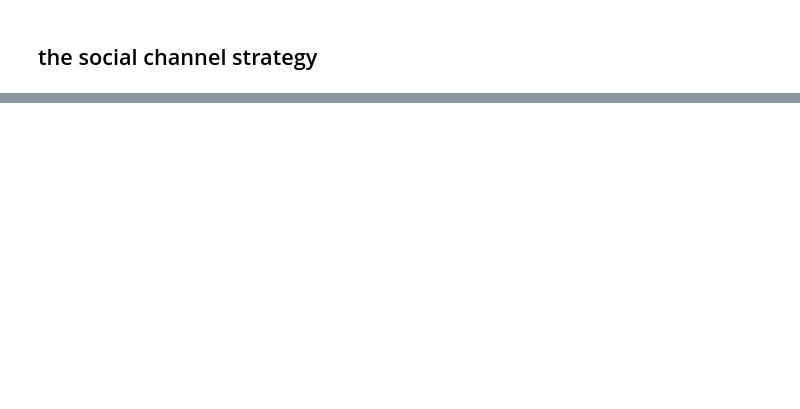
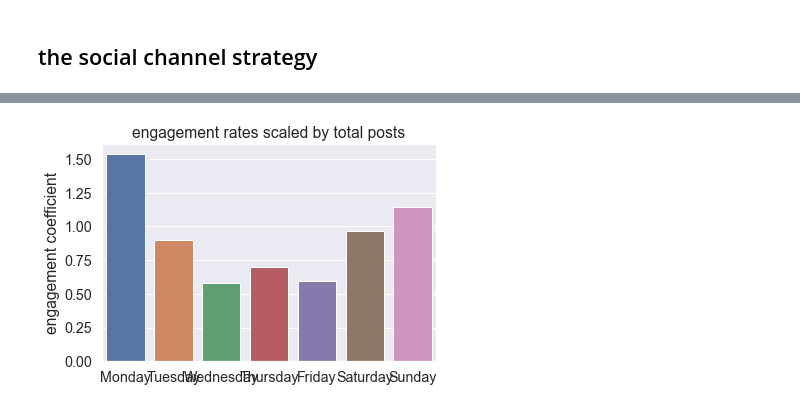
Before and after one commit to rdszhao/evil-analysis, a Jupyter notebook: report.ipynb, the cells around one changed output, grey strips where cells are left out. Saved outputs shown, nothing was run; the diff lists cells and outputs as text; code cells hidden in the pictures; blank space fills up the shorter version.

```diff
--- a/report.ipynb
+++ b/report.ipynb
@@ -278,0 +308,15 @@ Let
+# %%
+plot = sns.barplot(
+    data=df,
+    x='day',
+    y='rate',
+	estimator=lambda x: np.mean(x) / len(x) * 10000,
+    order=ordering,
+    ci=None,
+).set(
+    title='engagement rates scaled by total posts',
+    ylabel='engagement coefficient',
+    xlabel=None
+)
+# %% [output]
+[figure, added]
```
Also changed, not shown: parts of 32 cells of this notebook.
